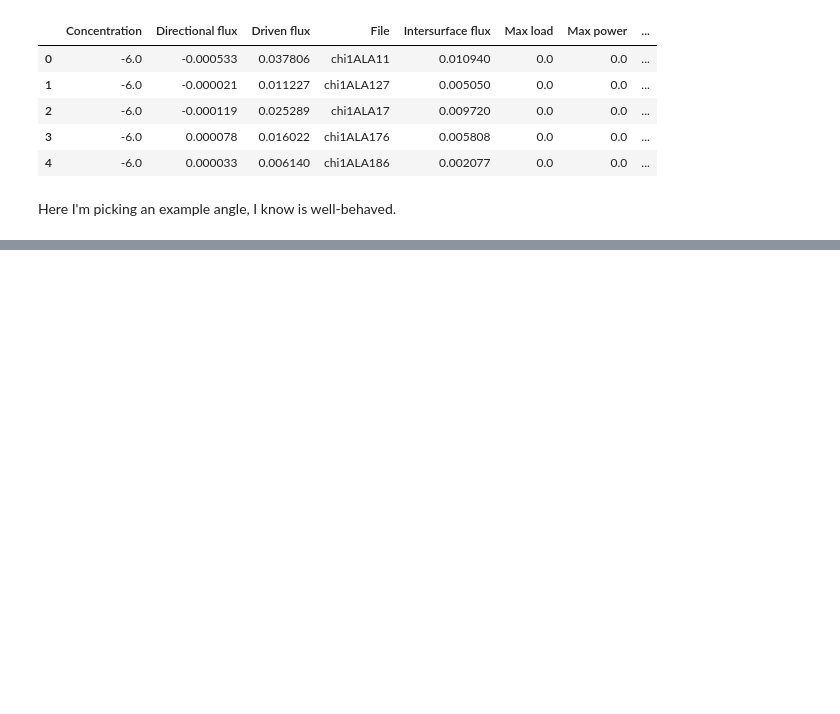
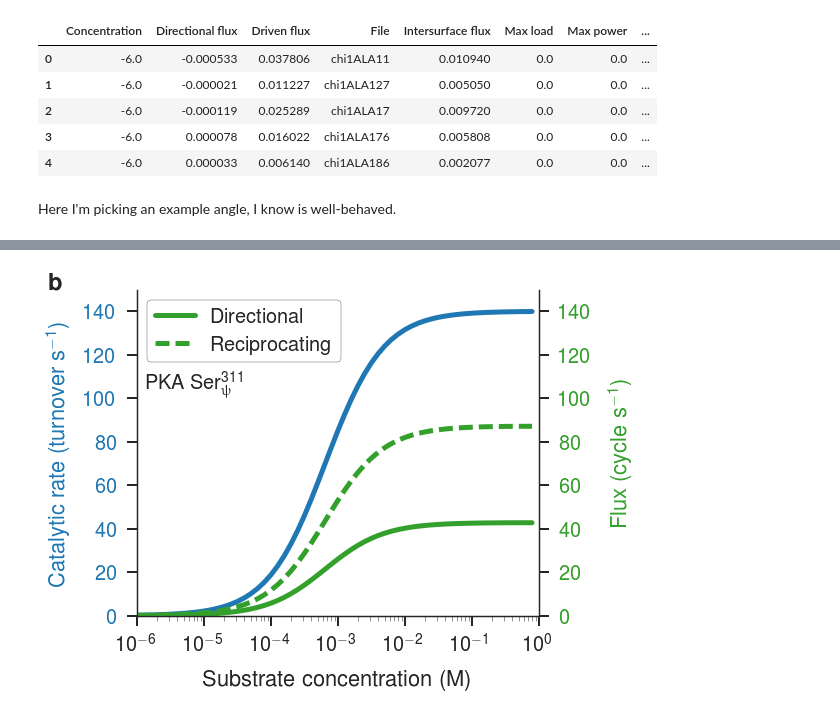
Before and after one commit to slochower/nonequilibrium-manuscript, a Jupyter notebook: figure2-velocity-plots.ipynb, the cells around one changed output, grey strips where cells are left out. Cells and saved outputs as stored; diff of their text form; code cells hidden in the pictures; blank space fills up the shorter version.

```diff
--- a/figure2-velocity-plots.ipynb
+++ b/figure2-velocity-plots.ipynb
@@ -51,0 +49,6 @@ ZeroDivisionError: float division by zero
+# %%
+plot_fluxes_and_velocity(concentrations, directional_flux, reciprocating_flux, velocity,
+                        ymin1=0, ymax1=150, label='PKA Ser$^{{311}}_{{\psi}}$')
+panel_label('b', panel_xoffset=-0.22, panel_yoffset=1.0)
+# %% [output]
+[figure, added]
```
Also changed, not shown: parts of 4 cells of this notebook, 4 other files.
